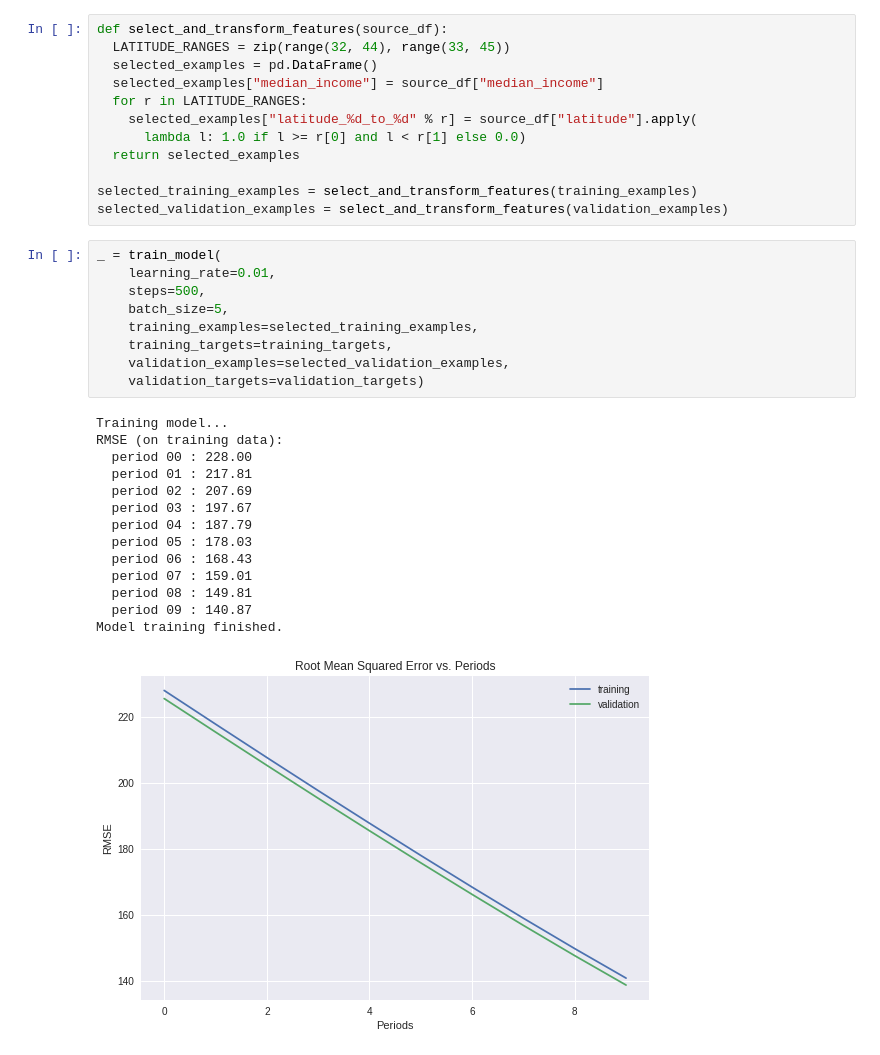
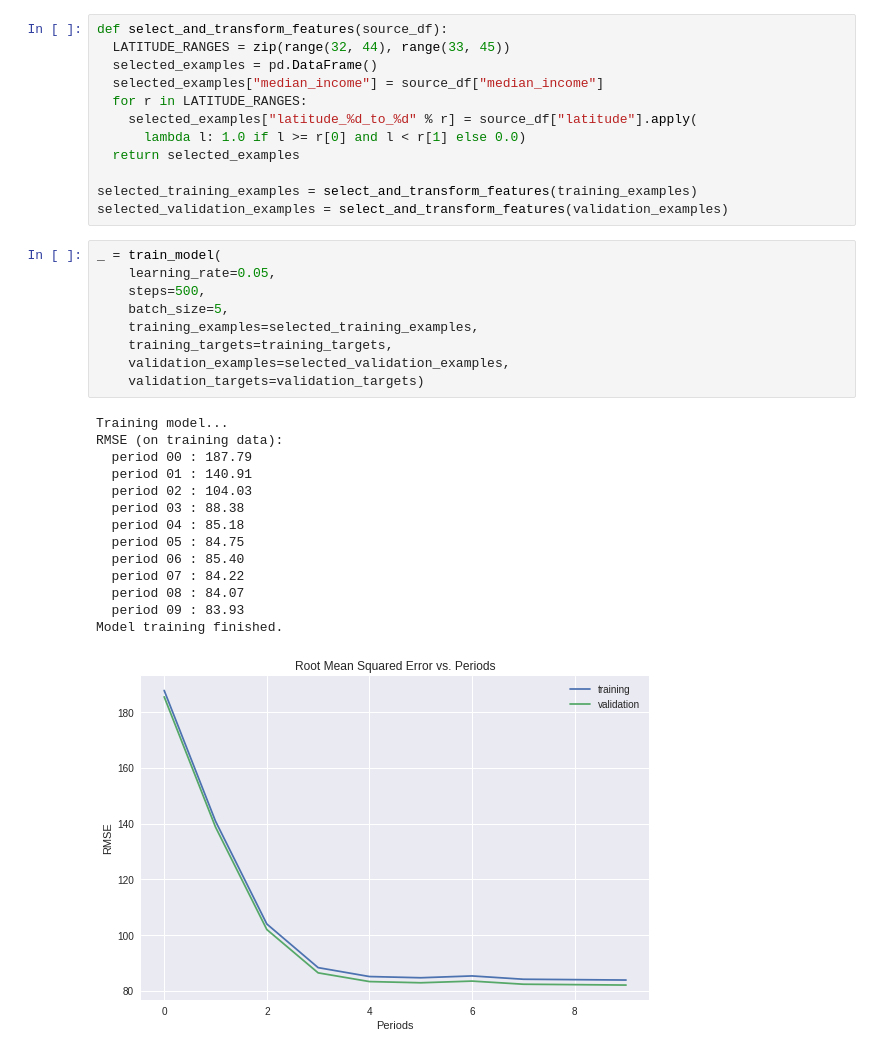
Before and after one commit to onlyphantom/googlecc, a Jupyter notebook: feature_sets.ipynb, the cells around one changed output. Drawn from its saved outputs; the diff is of its cells as text.

```diff
--- a/feature_sets.ipynb
+++ b/feature_sets.ipynb
@@ -504,25 +504,25 @@ selected_training_examples = select_and_transform_features(training_examples)
 selected_validation_examples = select_and_transform_features(validation_examples)
 # %%
 _ = train_model(
-    learning_rate=0.01,
+    learning_rate=0.05,
     steps=500,
     batch_size=5,
     training_examples=selected_training_examples,
     training_targets=training_targets,
     validation_examples=selected_validation_examples,
     validation_targets=validation_targets)
 # %% [output]
 Training model...
 RMSE (on training data):
-  period 00 : 228.00
-  period 01 : 217.81
-  period 02 : 207.69
-  period 03 : 197.67
-  period 04 : 187.79
-  period 05 : 178.03
-  period 06 : 168.43
-  period 07 : 159.01
-  period 08 : 149.81
-  period 09 : 140.87
+  period 00 : 187.79
+  period 01 : 140.91
+  period 02 : 104.03
+  period 03 : 88.38
+  period 04 : 85.18
+  period 05 : 84.75
+  period 06 : 85.40
+  period 07 : 84.22
+  period 08 : 84.07
+  period 09 : 83.93
 Model training finished.
-[figure, old version]
+[figure, new version]
```
